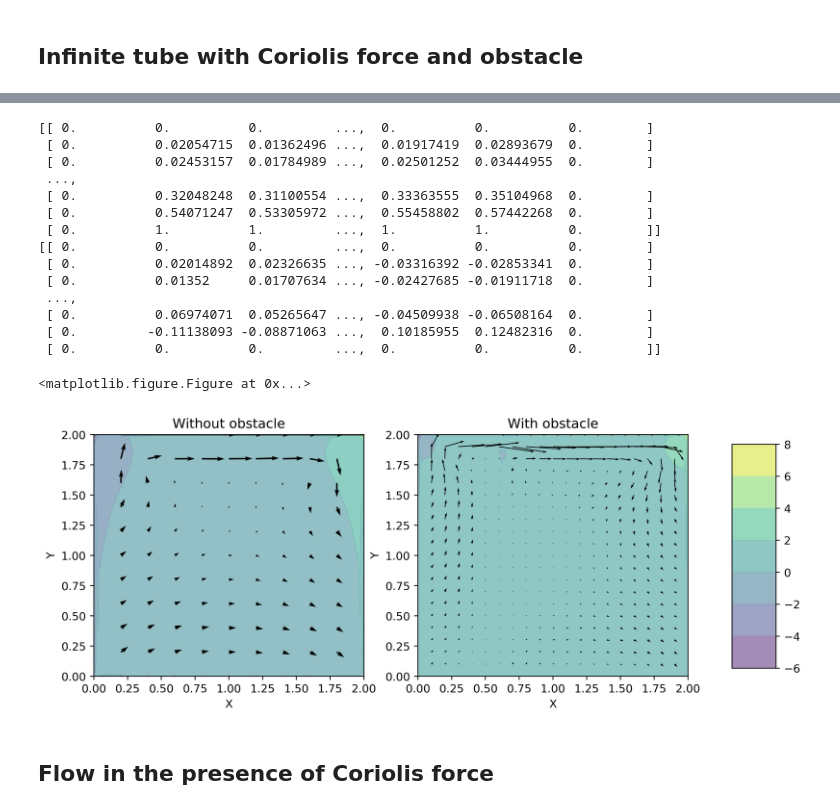
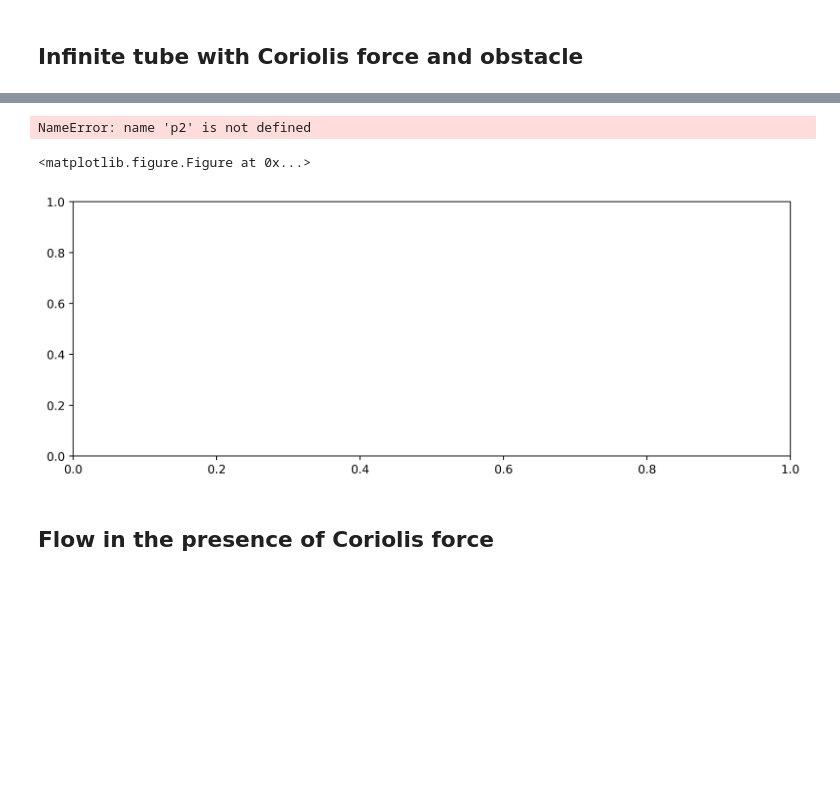
Before and after one commit to balintkaszas/NSPython, a Jupyter notebook: src/basicCFD.ipynb, the cells around one changed output, grey strips where cells are left out. Drawn from its saved outputs; the diff is of its cells as text; code cells hidden in the pictures; blank space fills up the shorter version.

```diff
--- a/src/basicCFD.ipynb
+++ b/src/basicCFD.ipynb
@@ -242,14 +254,14 @@ plt.savefig('fig1.pdf', bbox_inches='tight')
 # %%
 #initial conds.
 omega = 0.
-dt = .000125
+dt = .0000125
 nx = 201
 ny = 201
-dx = 2 / (nx - 1)
-dy = 2 / (ny - 1)
-x = np.linspace(0, 2, nx)
-y = np.linspace(0, 2, ny)
+dx = 8. / (nx - 1)
+dy = 8. / (ny - 1)
+x = np.linspace(0, 8, nx)
+y = np.linspace(0, 8, ny)
 X, Y = np.meshgrid(x, y)
 brick = obstacle(0.5, 0., 0.6, 1.85)
-u,v, p = calculateFlow(1e-5, dt, dx, dy, Ro, Re, 0., False, False, "top")
-u2,v2, p2 = calculateFlow(1e-5, dt, dx, dy, Ro, Re, 0., False, brick, "top")
+#u,v, p = calculateFlow(1e-5, dt, dx, dy, Ro, Re, 0., False, False, "top")
+u2,v2, p2 = calculateFlow(1e-5, dt, dx, dy, Ro, Re, 0., False, False, False)
@@ -259,42 +268,28 @@ Convergence took 2262 steps.
 # %%
-print(u2)
-print(v2)
+#print(u2)
+#print(v2)
 plt.clf()
-fig, axes = plt.subplots(nrows=1, ncols=2, figsize =(11,4), dpi =400 )
-ax1, ax2 = axes
-ax1.contourf(X, Y, p, alpha=0.5, cmap=cm.viridis)
-im = ax1.quiver(X[::20, ::20], Y[::20, ::20], u[::20, ::20], v[::20, ::20])
+fig, ax1 = plt.subplots(figsize =(11,4), dpi =400 )
+ax1.contourf(X, Y, p2, alpha=0.5, cmap=cm.viridis)
+im = ax1.quiver(X[::10, ::10], Y[::10, ::10], u2[::10, ::10], v2[::10, ::10])
 ax1.set_xlabel('X')
 ax1.set_ylabel('Y')
 ax1.set_title("Without obstacle")
 
-im=ax2.contourf(X, Y, p2, alpha=0.5, cmap=cm.viridis)
-ax2.quiver(X[::10, ::10], Y[::10, ::10], u2[::10, ::10], v2[::10, ::10])
-ax2.set_xlabel('X')
-ax2.set_ylabel('Y')
-ax2.set_title("With obstacle")
-#ax2.add_patch( patches.Rectangle(brick.botLeft, brick.width, brick.height, color = 'black'))
-fig.subplots_adjust(right=0.8)
-cbar_ax = fig.add_axes([0.85, 0.15, 0.05, 0.7])
-fig.colorbar(im, cax=cbar_ax)
-plt.savefig('fig2.pdf', bbox_inches='tight')
+#im=ax2.contourf(X, Y, p2, alpha=0.5, cmap=cm.viridis)
+#ax2.quiver(X[::10, ::10], Y[::10, ::10], u2[::10, ::10], v2[::10, ::10])
+#ax2.set_xlabel('X')
+#ax2.set_ylabel('Y')
+#ax2.set_title("With obstacle")
+##ax2.add_patch( patches.Rectangle(brick.botLeft, brick.width, brick.height, color = 'black'))
+#fig.subplots_adjust(right=0.8)
+#cbar_ax = fig.add_axes([0.85, 0.15, 0.05, 0.7])
+#fig.colorbar(im, cax=cbar_ax)
+#plt.savefig('fig2.pdf', bbox_inches='tight')
 # %% [output]
-[[ 0.          0.          0.         ...,  0.          0.          0.        ]
- [ 0.          0.02054715  0.01362496 ...,  0.01917419  0.02893679  0.        ]
- [ 0.          0.02453157  0.01784989 ...,  0.02501252  0.03444955  0.        ]
- ...,
- [ 0.          0.32048248  0.31100554 ...,  0.33363555  0.35104968  0.        ]
- [ 0.          0.54071247  0.53305972 ...,  0.55458802  0.57442268  0.        ]
- [ 0.          1.          1.         ...,  1.          1.          0.        ]]
-[[ 0.          0.          0.         ...,  0.          0.          0.        ]
- [ 0.          0.02014892  0.02326635 ..., -0.03316392 -0.02853341  0.        ]
- [ 0.          0.01352     0.01707634 ..., -0.02427685 -0.01911718  0.        ]
- ...,
- [ 0.          0.06974071  0.05265647 ..., -0.04509938 -0.06508164  0.        ]
- [ 0.         -0.11138093 -0.08871063 ...,  0.10185955  0.12482316  0.        ]
- [ 0.          0.          0.         ...,  0.          0.          0.        ]]
+NameError: name 'p2' is not defined
 <matplotlib.figure.Figure at 0x...>
-[figure, old version]
+[figure, new version]
 # %% [markdown]
 ## Flow in the presence of Coriolis force
 # %%
```
Also changed, not shown: parts of 4 cells of this notebook.
